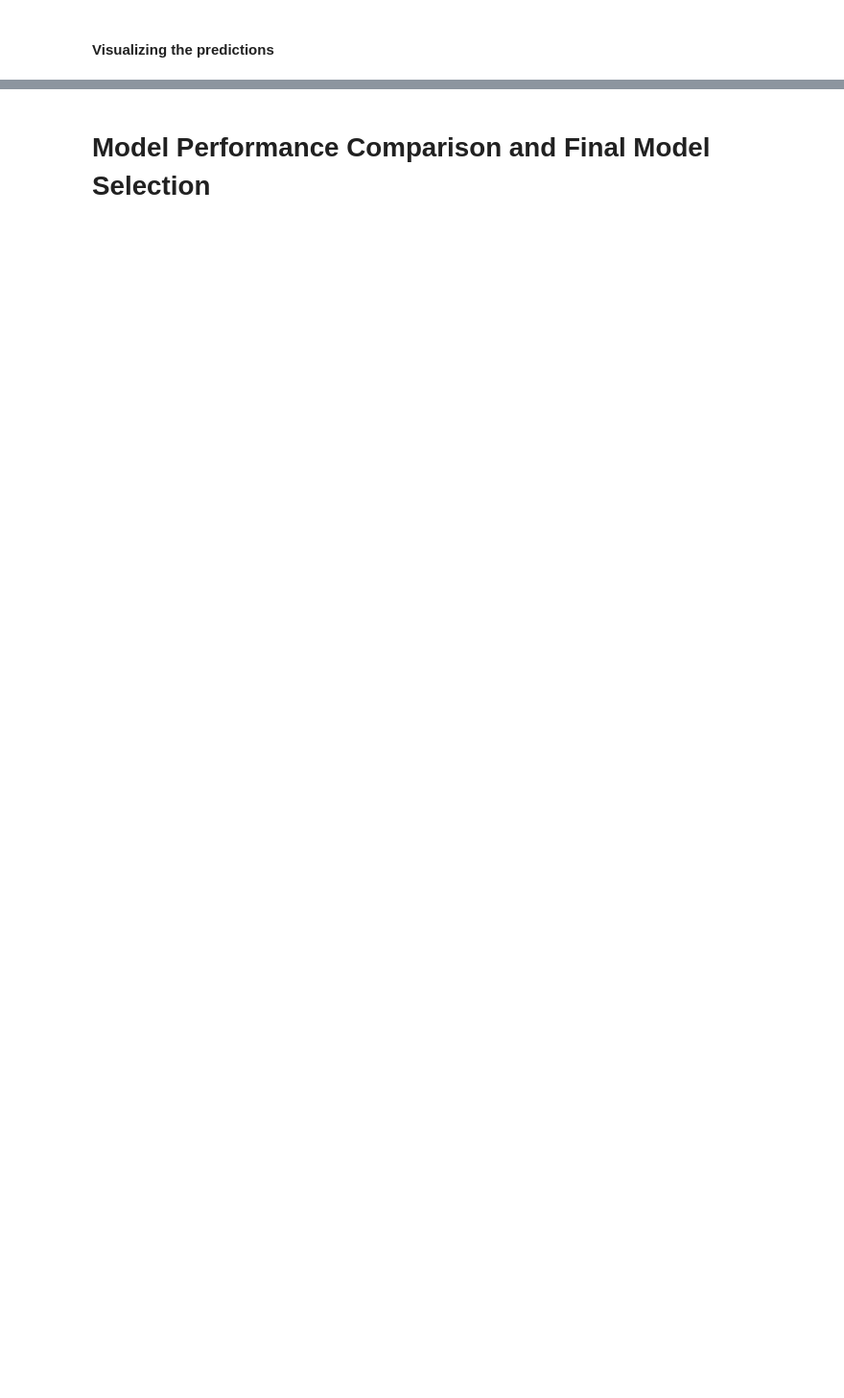
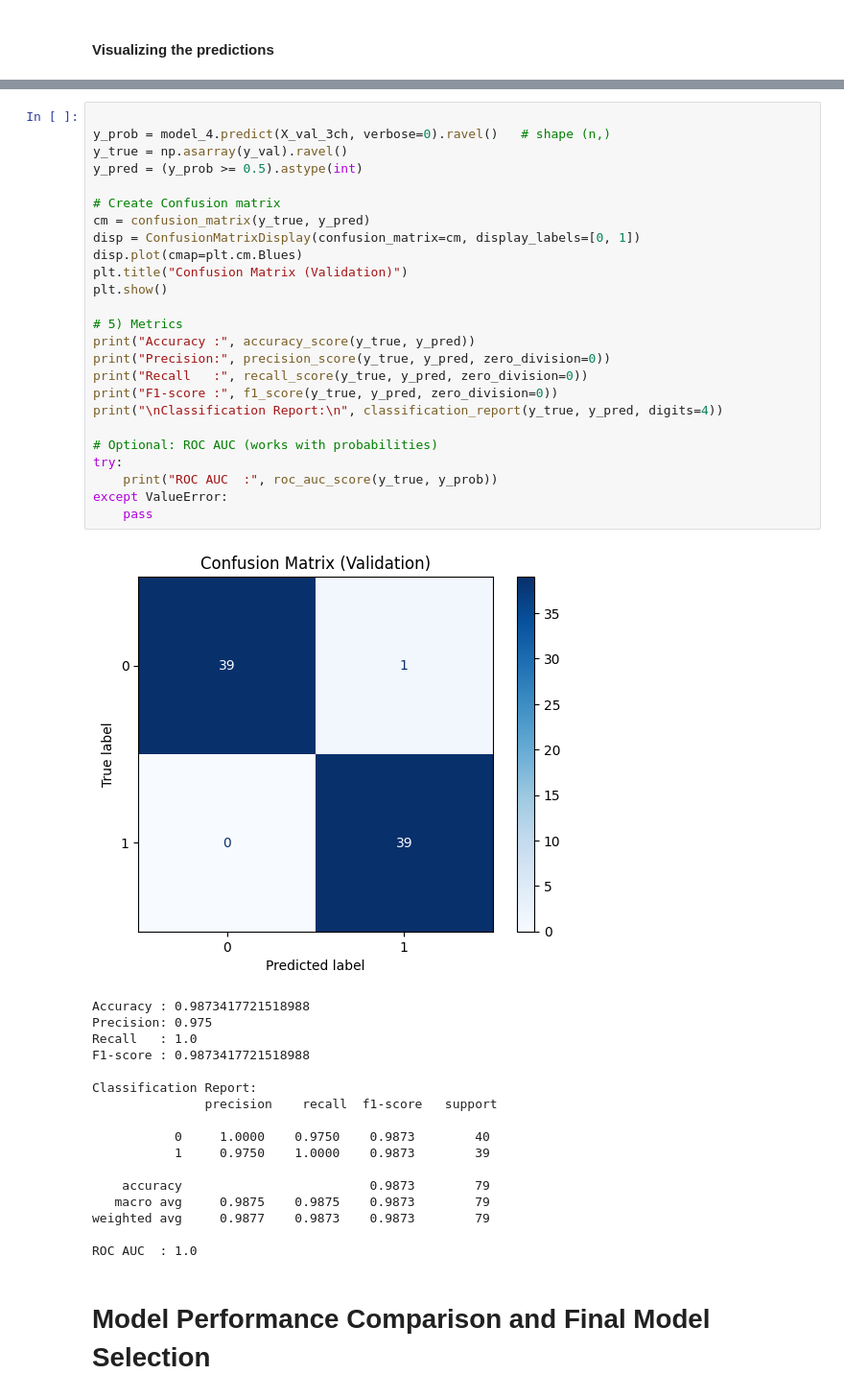
Before and after one commit to cmurray4492/PythonWork, a Jupyter notebook: UT_Austin/Computer Vision Intro/Project/HelmNet_Full_Code -cdm.ipynb, the cells around one changed output, grey strips where cells are left out. Shown at 96% size. Drawn from its saved outputs; the diff is of its cells as text; blank space fills up the shorter version.

```diff
--- a/UT_Austin/Computer Vision Intro/Project/HelmNet_Full_Code -cdm.ipynb
+++ b/UT_Austin/Computer Vision Intro/Project/HelmNet_Full_Code -cdm.ipynb
@@ -575,2 +867,45 @@ Remember, **data augmentation should not be used in the validation/test data set
+# %%
+
+y_prob = model_4.predict(X_val_3ch, verbose=0).ravel()   # shape (n,)
+y_true = np.asarray(y_val).ravel()
+y_pred = (y_prob >= 0.5).astype(int)
+
+# Create Confusion matrix
+cm = confusion_matrix(y_true, y_pred)
+disp = ConfusionMatrixDisplay(confusion_matrix=cm, display_labels=[0, 1])
+disp.plot(cmap=plt.cm.Blues)
+plt.title("Confusion Matrix (Validation)")
+plt.show()
+
+# 5) Metrics
+print("Accuracy :", accuracy_score(y_true, y_pred))
+print("Precision:", precision_score(y_true, y_pred, zero_division=0))
+print("Recall   :", recall_score(y_true, y_pred, zero_division=0))
+print("F1-score :", f1_score(y_true, y_pred, zero_division=0))
+print("\nClassification Report:\n", classification_report(y_true, y_pred, digits=4))
+
+# Optional: ROC AUC (works with probabilities)
+try:
+    print("ROC AUC  :", roc_auc_score(y_true, y_prob))
+except ValueError:
+    pass
+# %% [output]
+[figure, added]
+Accuracy : 0.9873417721518988
+Precision: 0.975
+Recall   : 1.0
+F1-score : 0.9873417721518988
+
+Classification Report:
+               precision    recall  f1-score   support
+
+           0     1.0000    0.9750    0.9873        40
+           1     0.9750    1.0000    0.9873        39
+
+    accuracy                         0.9873        79
+   macro avg     0.9875    0.9875    0.9873        79
+weighted avg     0.9877    0.9873    0.9873        79
+
+ROC AUC  : 1.0
 # %% [markdown]
 # **Model Performance Comparison and Final Model Selection**
```
Also changed, not shown: parts of 37 cells of this notebook.
